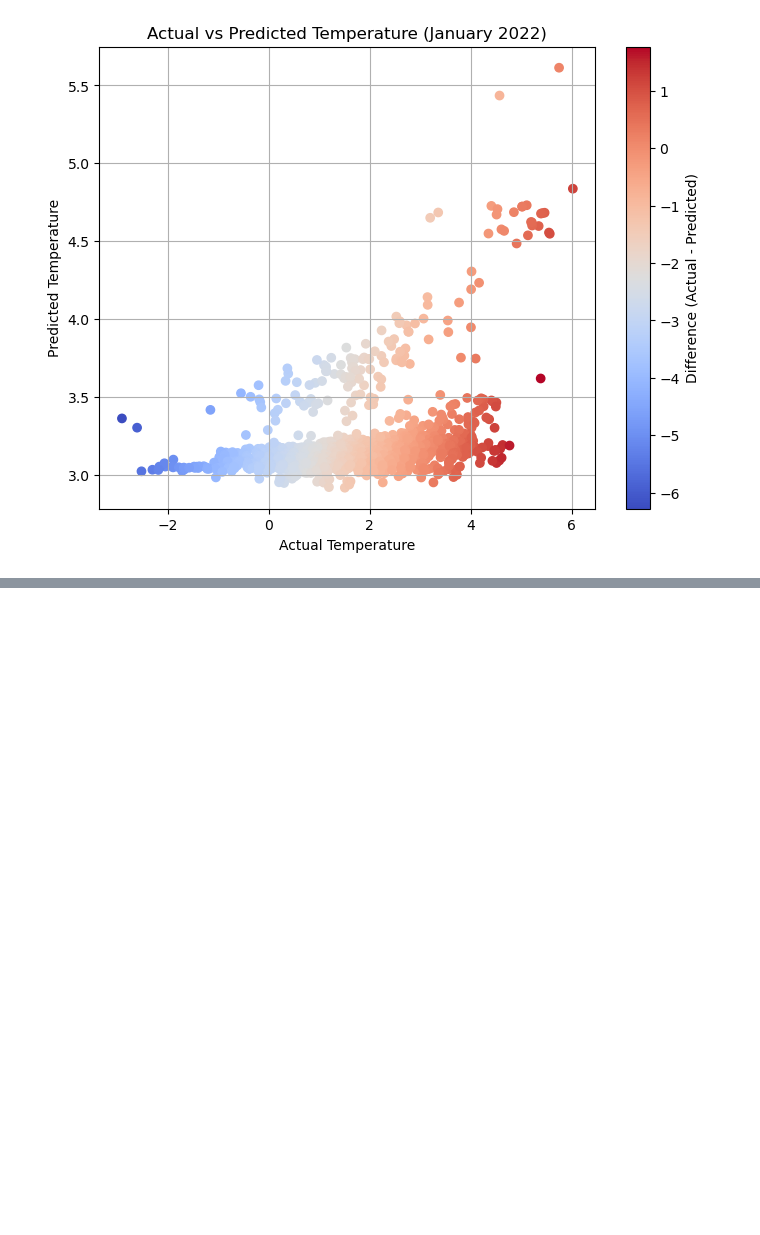
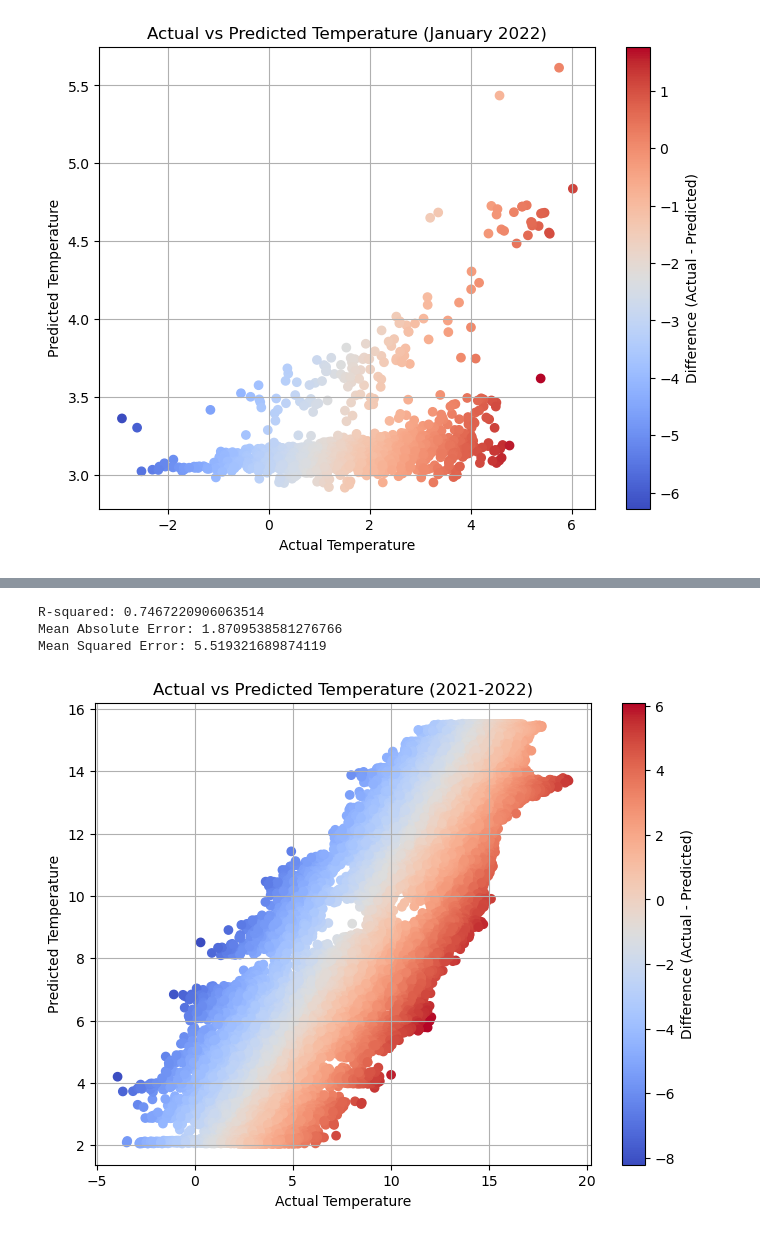
Before and after one commit to Iarla-Boyce/MSc-Project, a Jupyter notebook: Deep ConvLSTM Forecaster.ipynb, the cells around one changed output, grey strips where cells are left out. Saved outputs shown, nothing was run; the diff lists cells and outputs as text; code cells hidden in the pictures; blank space fills up the shorter version.

```diff
--- a/Deep ConvLSTM Forecaster.ipynb
+++ b/Deep ConvLSTM Forecaster.ipynb
@@ -1066,0 +1105,16 @@ plt.show()
+# %%
+forecasts = future_forecast
+# %%
+forecasts_2d = forecasts.reshape(-1, 1)
+
+# Reshape the data to 2D array
+data_2d = temp.reshape(-1, 1)
+
+# Fit the scaler on the original data
+scaler.fit(data_2d)
+
+# Now you can use it to revert the normalization
+reverted_forecasts_2d = scaler.inverse_transform(forecasts_2d)
+
+# Reshape the reverted data back to its original shape
+reverted_forecasts = reverted_forecasts_2d.reshape(forecasts.shape)
@@ -1066,0 +1129,9 @@ plt.show()
+# %%
+# Assuming X_temp and future_predictions are NumPy arrays
+comparison_df = pd.DataFrame({
+    'Actual_Temp': temp_last.flatten(),  # Flatten to make sure it's a 1D array
+    'Predicted_Temp': reverted_forecasts.flatten()
+})
+
+# Display the DataFrame
+print(comparison_df)
@@ -1066,0 +1153,40 @@ plt.show()
+# %%
+from sklearn.metrics import mean_squared_error
+from sklearn.metrics import mean_absolute_error
+from sklearn.metrics import r2_score
+
+r2 = r2_score(comparison_df['Actual_Temp'], comparison_df['Predicted_Temp'])
+print(f"R-squared: {r2}")
+
+
+mae = mean_absolute_error(comparison_df['Actual_Temp'], comparison_df['Predicted_Temp'])
+print(f"Mean Absolute Error: {mae}")
+
+
+mse = mean_squared_error(comparison_df['Actual_Temp'], comparison_df['Predicted_Temp'])
+print(f"Mean Squared Error: {mse}")
+# %% [output]
+R-squared: 0.7467220906063514
+Mean Absolute Error: 1.8709538581276766
+Mean Squared Error: 5.519321689874119
+# %%
+# Calculate the difference between actual and predicted temperature
+comparison_df['Difference'] = comparison_df['Actual_Temp'] - comparison_df['Predicted_Temp']
+
+# Create a scatter plot with a colormap representing the difference
+plt.figure(figsize=(8, 6))
+plt.scatter(comparison_df['Actual_Temp'], comparison_df['Predicted_Temp'], c=comparison_df['Difference'], cmap='coolwarm')
+
+# Add labels and title
+plt.xlabel('Actual Temperature')
+plt.ylabel('Predicted Temperature')
+plt.title('Actual vs Predicted Temperature (2021-2022)')
+
+# Add colorbar
+plt.colorbar(label='Difference (Actual - Predicted)')
+
+# Show the plot
+plt.grid(True)
+plt.show()
+# %% [output]
+[figure, added]
```
Also changed, not shown: parts of 22 cells of this notebook, 7 other files.
